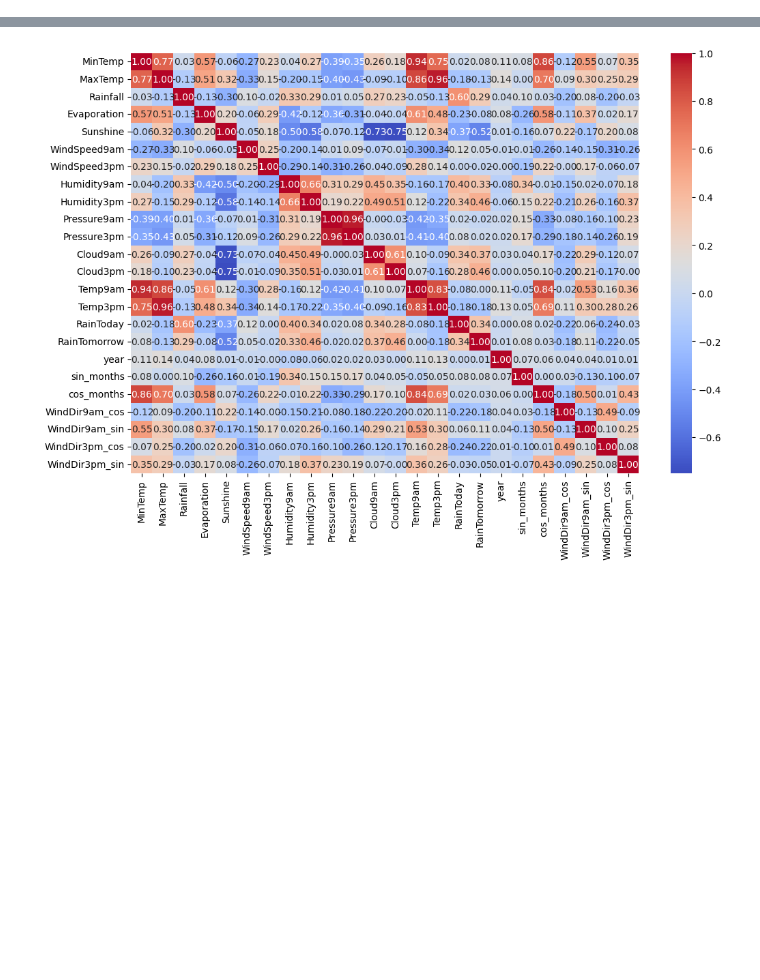
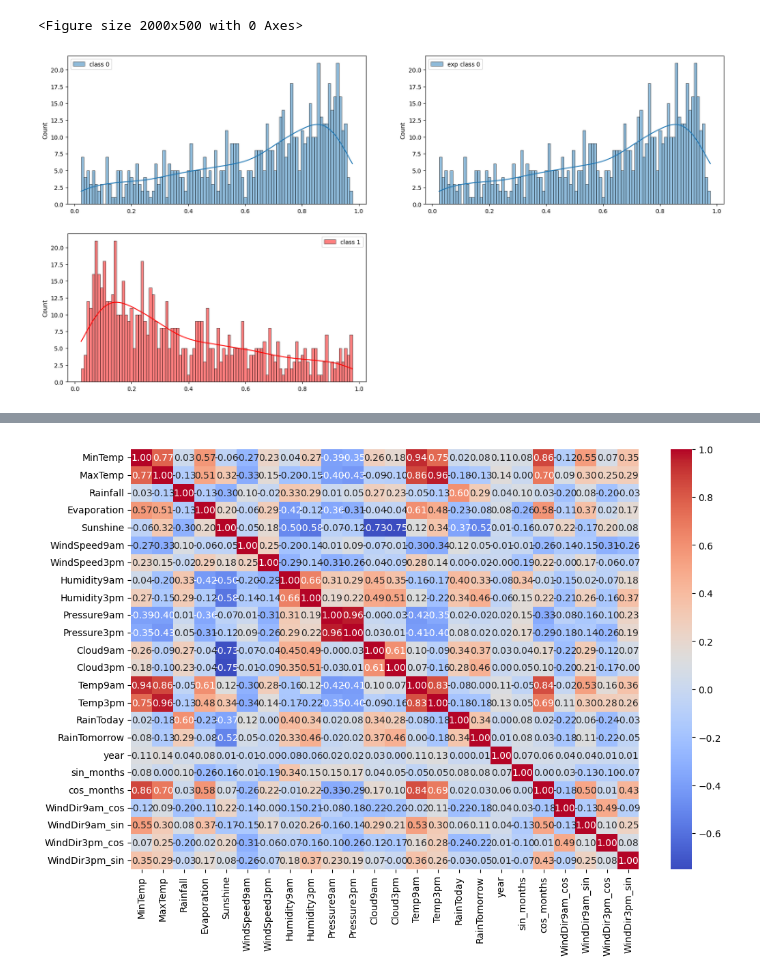
Before and after one commit to alastirm/NOV24_MLOPS_METEO, a Jupyter notebook: src2/test.ipynb, the cells around one changed output, grey strips where cells are left out. Saved outputs shown, nothing was run; the diff lists cells and outputs as text; code cells hidden in the pictures; blank space fills up the shorter version.

```diff
--- a/src2/test.ipynb
+++ b/src2/test.ipynb
@@ -46,7 +46,7 @@ df = pd.read_csv('../data/weatherAUS.csv')
 #     else:
 #         print(f"La ville '{city}' n'est pas dans la liste. \n\n Veuillez choisir une ville parmi celles disponibles.")
 
-city = 'Walpole'
+city = 'Sydney'
 
 df = df[df['Location'].isin([city])]
 
@@ -195,0 +209,25 @@ print(model.predict_proba(X_test))
+# %%
+# y_pred_prob = model.predict_proba(X_test_scaled)
+# probs_inverted = 1 - probs_scaled
+# probs_normalized_1 = probs_inverted / np.max(probs_inverted)
+
+plt.figure(figsize = (20, 5))
+
+plt.figure(figsize = (20, 10))
+plt.subplot(221)
+sns.histplot(y_pred_prob[:, 0], bins = 100, label = 'class 0', kde = True)
+plt.legend()
+plt.subplot(222)
+sns.histplot(y_pred_prob[:, 0], bins = 100, label = 'exp class 0', kde = True)
+plt.legend()
+
+
+plt.subplot(223)
+sns.histplot(y_pred_prob[:, 1], bins = 100, color = 'red', label = 'class 1', kde = True)
+# plt.subplot(224)
+# sns.histplot(probs_normalized_1, bins = 100, color = 'red', label = 'exp class 1', kde = True)
+plt.legend()
+plt.show()
+# %% [output]
+<Figure size 2000x500 with 0 Axes>
+[figure, added]
```
Also changed, not shown: parts of 16 cells of this notebook.
